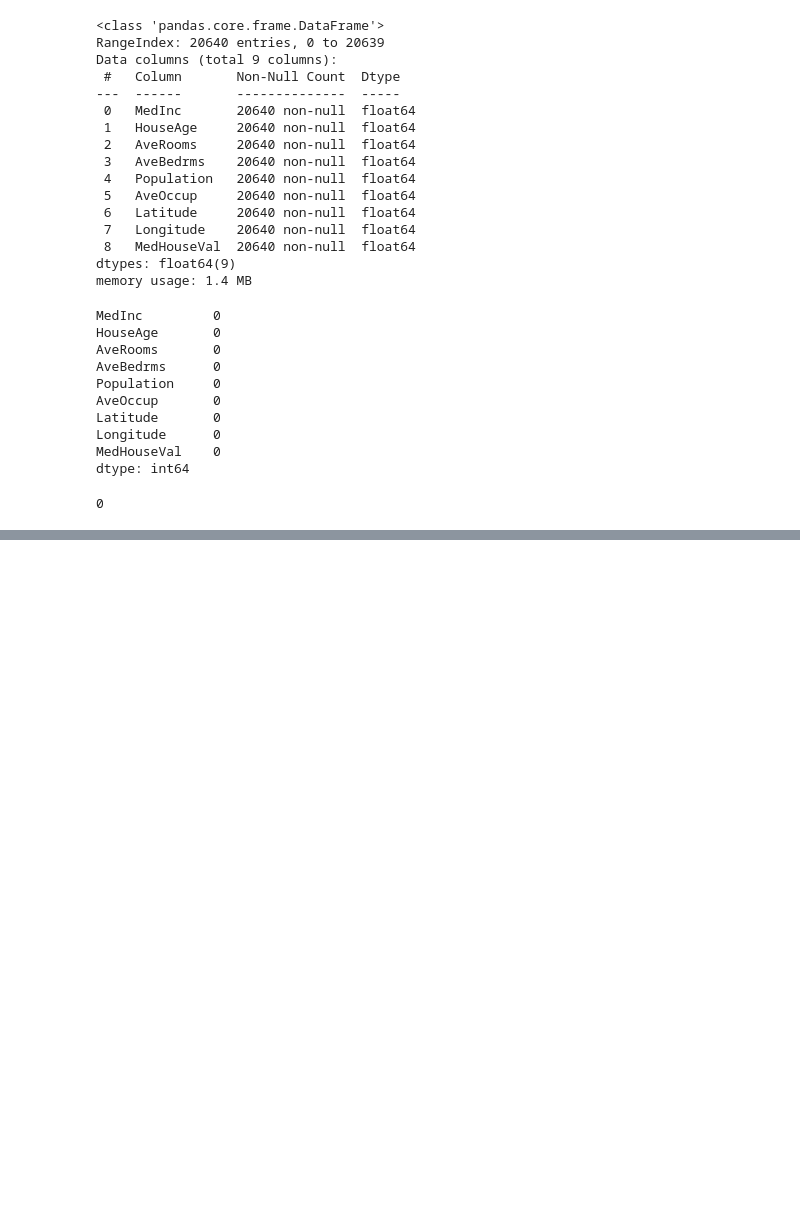
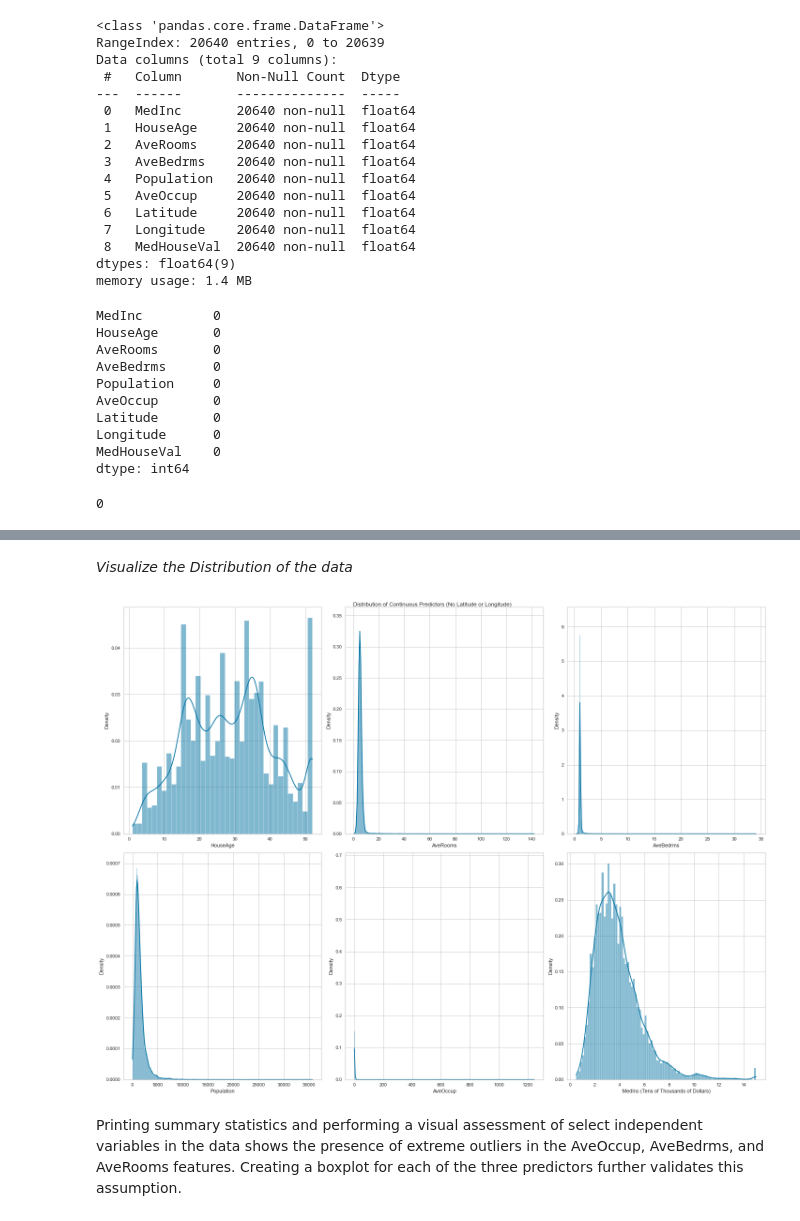
Before and after one commit to benkarabinus/nerdy_data_stuff, a Jupyter notebook: DU/COMP4431/Assignment6-7/Ben_Karabinus_Assignment7.ipynb, the cells around one changed output, grey strips where cells are left out. Cells and saved outputs as stored; diff of their text form; code cells hidden in the pictures; blank space fills up the shorter version.

```diff
--- a/DU/COMP4431/Assignment6-7/Ben_Karabinus_Assignment7.ipynb
+++ b/DU/COMP4431/Assignment6-7/Ben_Karabinus_Assignment7.ipynb
@@ -6,0 +1,15 @@ from sklearn.datasets import fetch_california_housing
+# %%
+"""
+import necessary libraries
+"""
+import  numpy as np
+import pandas as pd
+import matplotlib.pyplot as plt
+import seaborn as sns
+sns.set_theme(style='darkgrid')
+import plotly.graph_objects as go
+from plotly.subplots import make_subplots
+from yellowbrick.regressor import PredictionError, CooksDistance, ManualAlphaSelection, ResidualsPlot
+from sklearn.datasets import fetch_california_housing
+from sklearn.linear_model import LinearRegression, Ridge, Lasso, LassoCV, RidgeCV
+from sklearn.metrics import mean_squared_error
@@ -64,3 +89,20 @@ housing.describe()
 | 50% | 3.534800 | 29.000000 | 5.229129 | 1.048780 | 1166.000000 | 2.818116 | 34.260000 | -118.490000 | 1.797000 |
 | 75% | 4.743250 | 37.000000 | 6.052381 | 1.099526 | 1725.000000 | 3.282261 | 37.710000 | -118.010000 | 2.647250 |
 | max | 15.000100 | 52.000000 | 141.909091 | 34.066667 | 35682.000000 | 1243.333333 | 41.950000 | -114.310000 | 5.000010 |
+# %% [markdown]
+*Visualize the Distribution of the data*
+# %%
+fig, ax = plt.subplots(2, 3, figsize=(20, 15))
+house_age = sns.histplot(housing, x='HouseAge', stat='density', kde=True, ax=ax[0,0])
+average_rooms = sns.histplot(housing, x='AveRooms', stat='density', kde=True, ax=ax[0, 1])
+average_brooms = sns.histplot(housing, x='AveBedrms', stat='density', kde=True, ax=ax[0, 2])
+population = sns.histplot(housing, x='Population', stat='density', kde=True, ax=ax[1,0])
+occupation = sns.histplot(housing, x='AveOccup', stat='density', kde=True, ax=ax[1, 1])
+income = sns.histplot(housing, x='MedInc', stat='density', kde=True, ax=ax[1, 2])
+income.set_xlabel('MedInc (Tens of Thousands of Dollars)')
+fig.suptitle('Distribution of Continuous Predictors (No Latitude or Longitude)')
+plt.tight_layout()
+# %% [output]
+[figure, added]
+# %% [markdown]
+Printing summary statistics and performing a visual assessment of select independent variables in the data shows the presence of extreme outliers in the AveOccup, AveBedrms, and AveRooms features. Creating a boxplot for each of the three predictors further validates this assumption.
```
Also changed, not shown: parts of 52 cells of this notebook, 2 other files.
